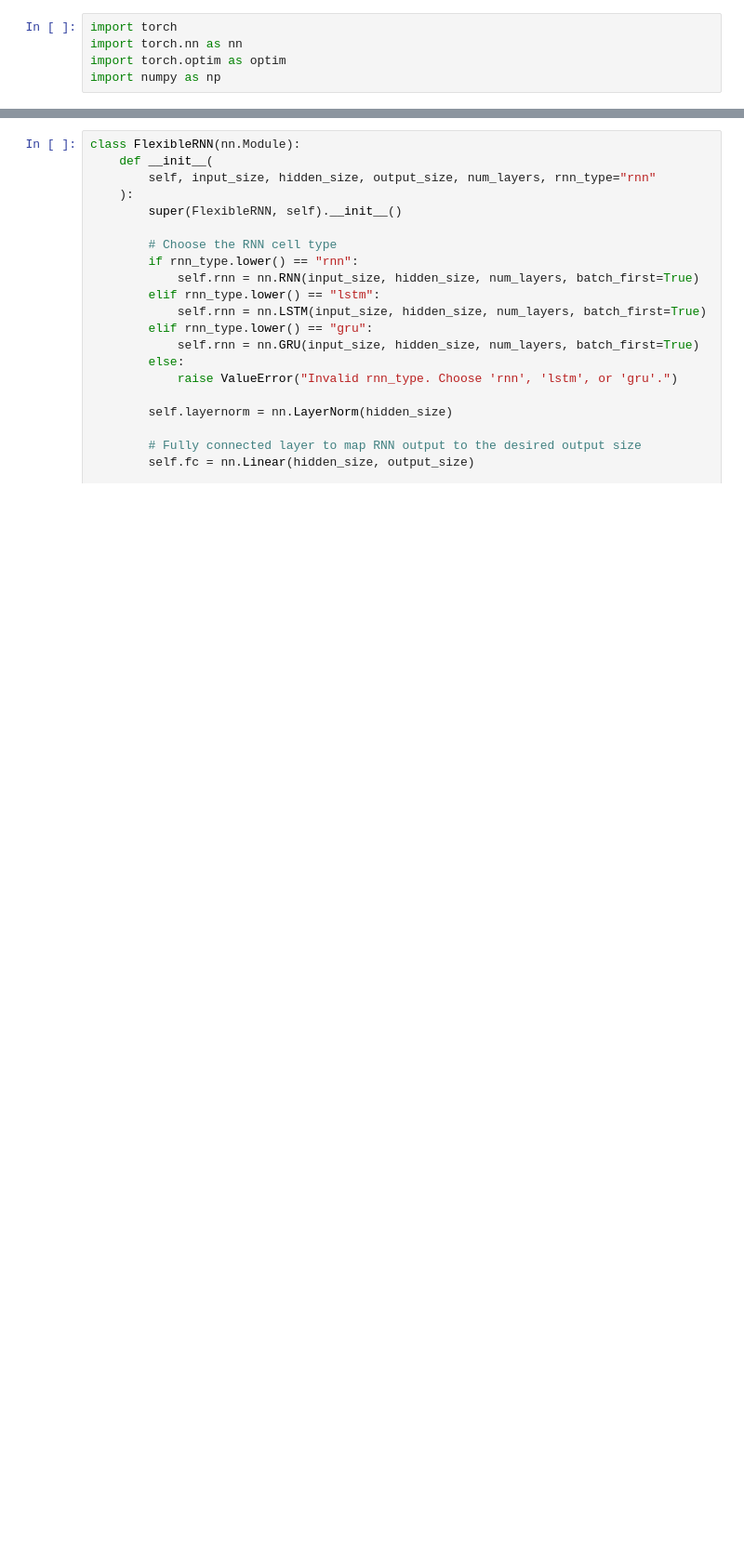
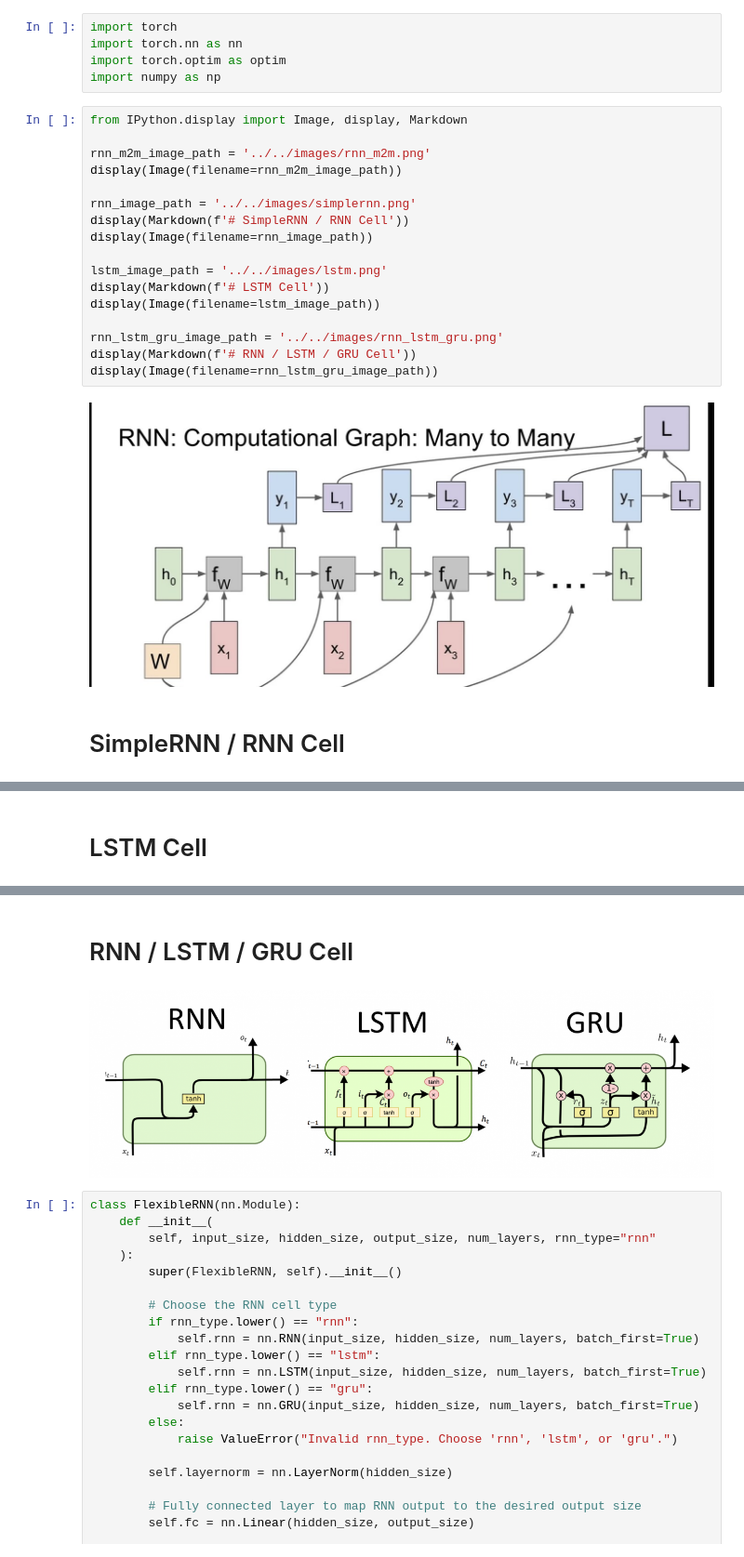
Before and after one commit to asnecemnnit/PyTorchExercisesAndTemplates, a Jupyter notebook: PyTorch/JupyterNotebooks/rnns_transformer.ipynb, the cells around one changed output, grey strips where cells are left out. Shown: that part at 93% size. Saved outputs shown, nothing was run; the diff lists cells and outputs as text; blank space fills up the shorter version.

```diff
--- a/PyTorch/JupyterNotebooks/rnns_transformer.ipynb
+++ b/PyTorch/JupyterNotebooks/rnns_transformer.ipynb
@@ -3,3 +3,23 @@ import torch
 import torch.nn as nn
 import torch.optim as optim
 import numpy as np
+# %%
+from IPython.display import Image, display, Markdown
+
+rnn_m2m_image_path = '../../images/rnn_m2m.png'
+display(Image(filename=rnn_m2m_image_path))
+
+rnn_image_path = '../../images/simplernn.png'
+display(Markdown(f'# SimpleRNN / RNN Cell'))
+display(Image(filename=rnn_image_path))
+
+lstm_image_path = '../../images/lstm.png'
+display(Markdown(f'# LSTM Cell'))
+display(Image(filename=lstm_image_path))
+
+rnn_lstm_gru_image_path = '../../images/rnn_lstm_gru.png'
+display(Markdown(f'# RNN / LSTM / GRU Cell'))
+display(Image(filename=rnn_lstm_gru_image_path))
+# %% [output]
+[figure, added]
+# SimpleRNN / RNN Cell
@@ -5,0 +27 @@ import numpy as np
+# LSTM Cell
@@ -6,3 +29,5 @@ import numpy as np
+# RNN / LSTM / GRU Cell
+[figure, added]
 # %%
 class FlexibleRNN(nn.Module):
     def __init__(
```
Also changed, not shown: parts of 1 cell of this notebook, 9 other files.
